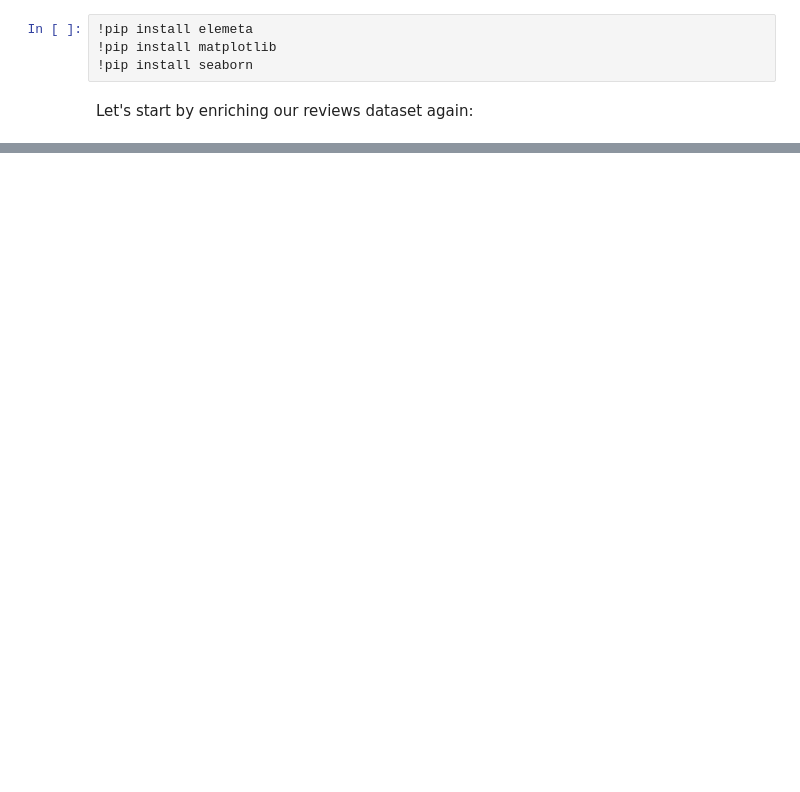
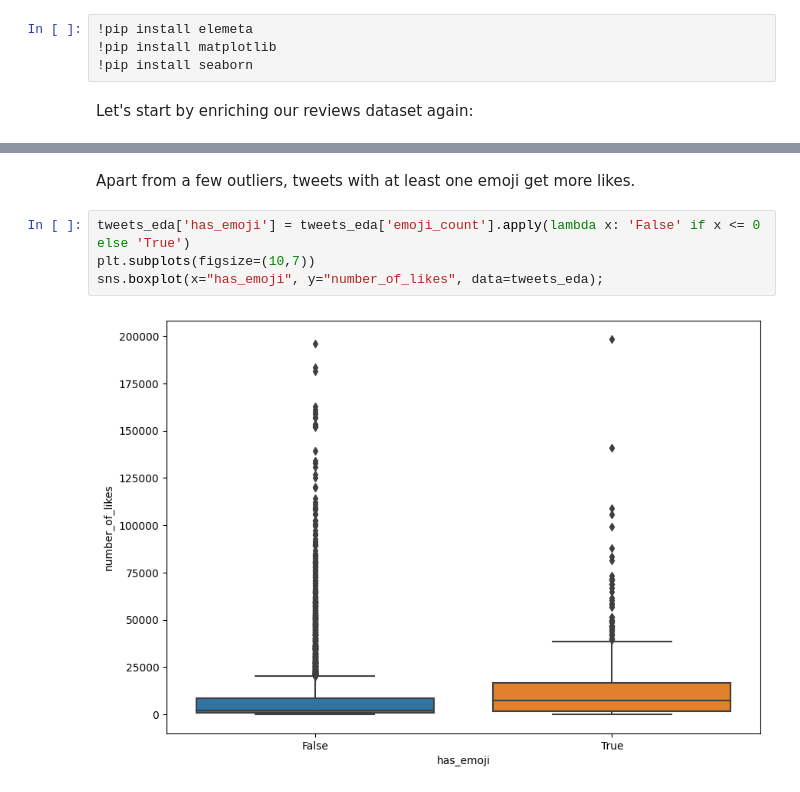
Before and after one commit to superwise-ai/elemeta, a Jupyter notebook: docs/notebooks/EDA.ipynb, the cells around one changed output, grey strips where cells are left out. Cells and saved outputs as stored; diff of their text form; blank space fills up the shorter version.

```diff
--- a/docs/notebooks/EDA.ipynb
+++ b/docs/notebooks/EDA.ipynb
@@ -95,0 +77,8 @@ g = sns.jointplot(
+# %% [markdown]
+Apart from a few outliers, tweets with at least one emoji get more likes.
+# %%
+tweets_eda['has_emoji'] = tweets_eda['emoji_count'].apply(lambda x: 'False' if x <= 0 else 'True')
+plt.subplots(figsize=(10,7))
+sns.boxplot(x="has_emoji", y="number_of_likes", data=tweets_eda);
+# %% [output]
+[figure, added]
```
Also changed, not shown: parts of 16 cells of this notebook, 8 other files.
